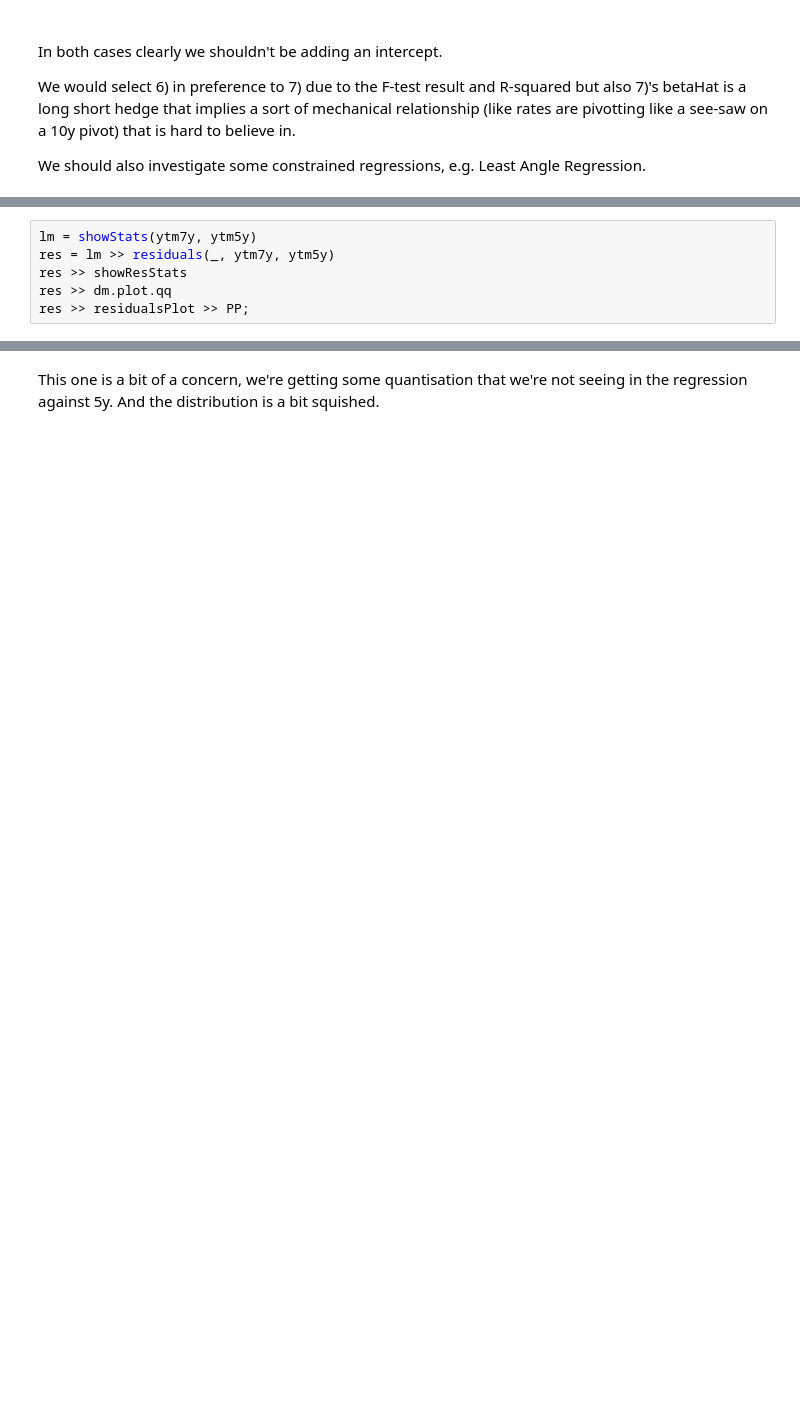
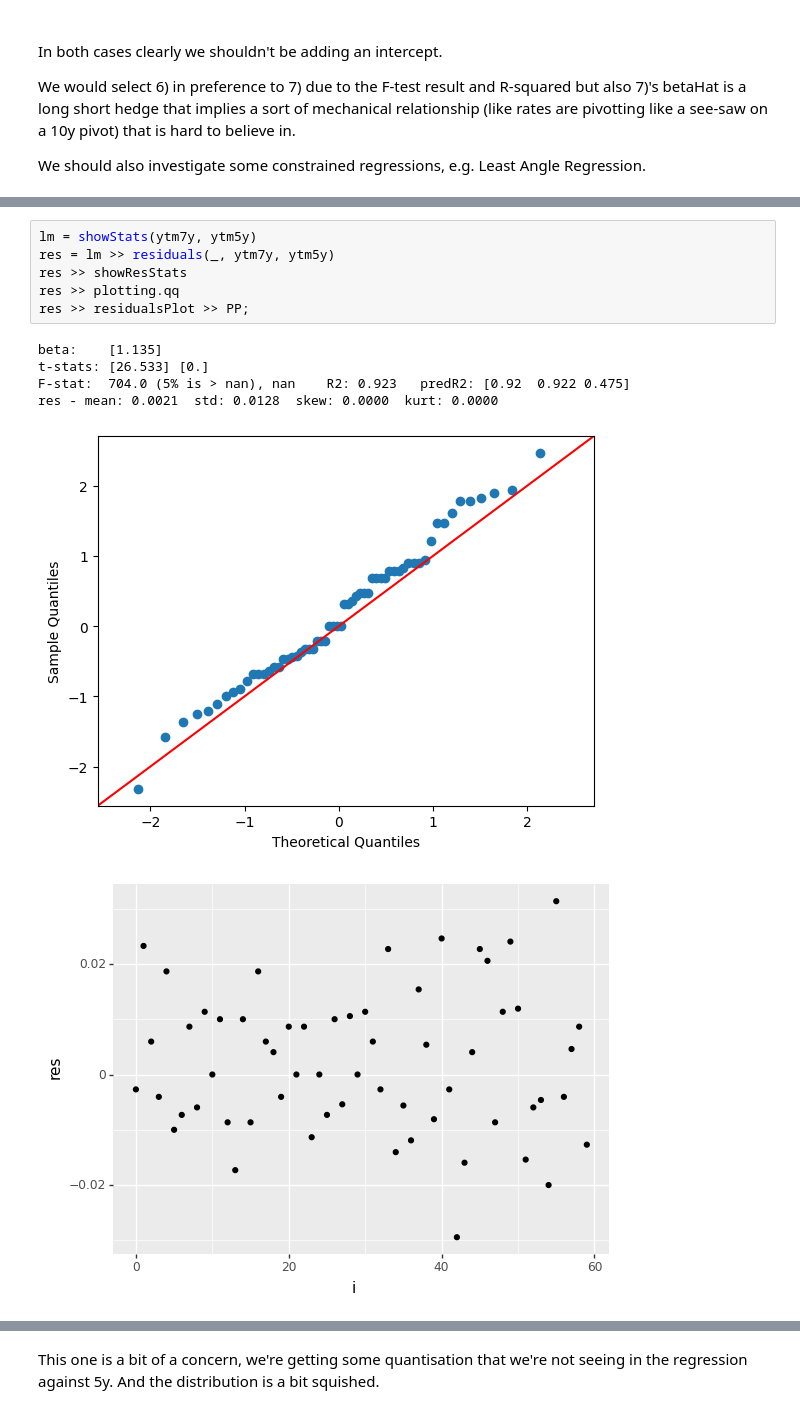
Before and after one commit to coppertop-bones/coppertop-libs, a Jupyter notebook: jupyter/analysis/Handling risk in the presence of multicollinearity.ipynb, the cells around one changed output, grey strips where cells are left out. Cells and saved outputs as stored; diff of their text form; blank space fills up the shorter version.

```diff
--- a/jupyter/analysis/Handling risk in the presence of multicollinearity.ipynb
+++ b/jupyter/analysis/Handling risk in the presence of multicollinearity.ipynb
@@ -224,8 +268,15 @@ sm.OLS(ytm7y, sm.add_constant(ytm2y)).fit().summary() >> PP;
 # %%
 lm = showStats(ytm7y, ytm5y)
 res = lm >> residuals(_, ytm7y, ytm5y)
 res >> showResStats
-res >> dm.plot.qq
+res >> plotting.qq
 res >> residualsPlot >> PP;
+# %% [output]
+beta:    [1.135]
+t-stats: [26.533] [0.]
+F-stat:  704.0 (5% is > nan), nan    R2: 0.923   predR2: [0.92  0.922 0.475]
+res - mean: 0.0021  std: 0.0128  skew: 0.0000  kurt: 0.0000
+[figure, added]
+[figure, added]
 # %%
 sm.OLS(ytm7y, sm.add_constant(ytm5y)).fit().summary() >> PP;
```
Also changed, not shown: parts of 23 cells of this notebook, 9 other files.
